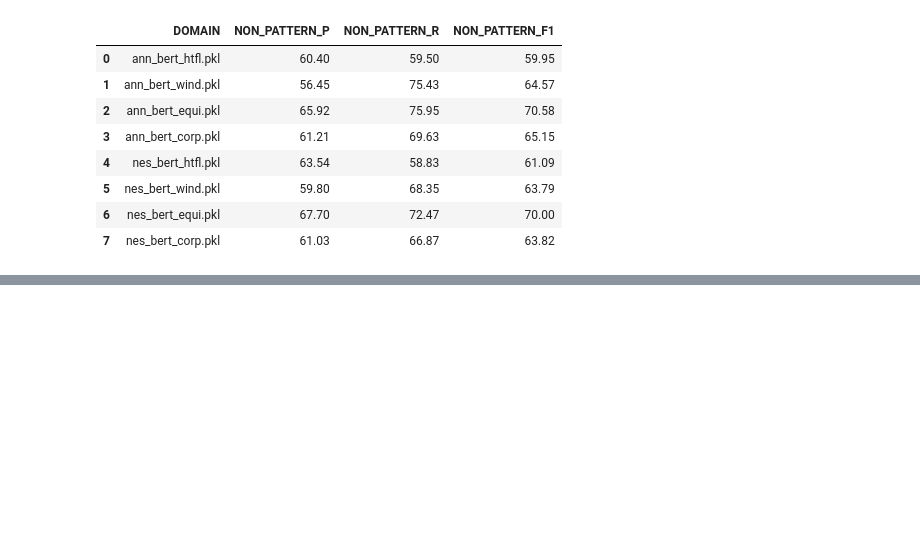
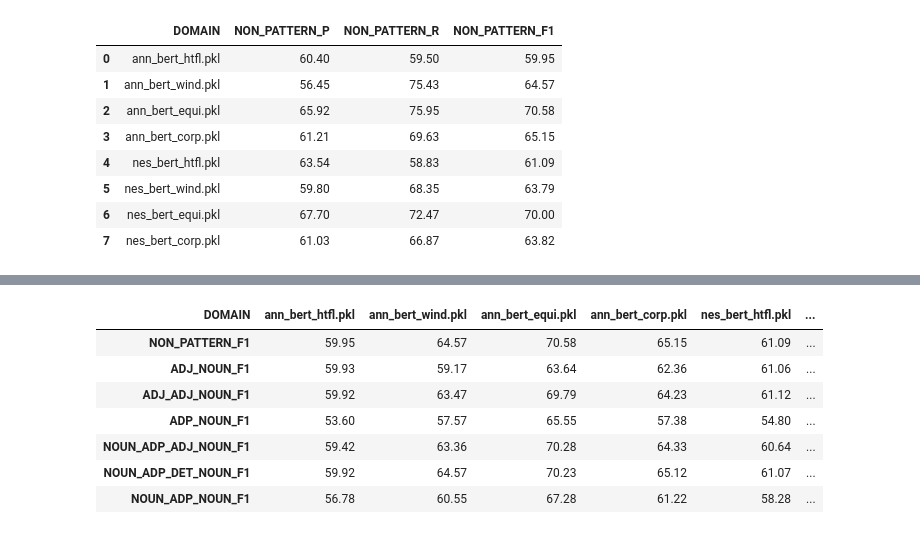
Before and after one commit to honghanhh/terminology-extraction, a Jupyter notebook: patterns/nl_domains/nl_iate_filtering.ipynb, the cells around one changed output, grey strips where cells are left out. Drawn from its saved outputs; the diff is of its cells as text; code cells hidden in the pictures; blank space fills up the shorter version.

```diff
--- a/patterns/nl_domains/nl_iate_filtering.ipynb
+++ b/patterns/nl_domains/nl_iate_filtering.ipynb
@@ -481,0 +532,11 @@ raw_res
+# %%
+f1_df
+# %% [output]
+| DOMAIN | ann_bert_htfl.pkl | ann_bert_wind.pkl | ann_bert_equi.pkl | ann_bert_corp.pkl | nes_bert_htfl.pkl | ... |
+| NON_PATTERN_F1 | 59.95 | 64.57 | 70.58 | 65.15 | 61.09 | ... |
+| ADJ_NOUN_F1 | 59.93 | 59.17 | 63.64 | 62.36 | 61.06 | ... |
+| ADJ_ADJ_NOUN_F1 | 59.92 | 63.47 | 69.79 | 64.23 | 61.12 | ... |
+| ADP_NOUN_F1 | 53.60 | 57.57 | 65.55 | 57.38 | 54.80 | ... |
+| NOUN_ADP_ADJ_NOUN_F1 | 59.42 | 63.36 | 70.28 | 64.33 | 60.64 | ... |
+| NOUN_ADP_DET_NOUN_F1 | 59.92 | 64.57 | 70.23 | 65.12 | 61.07 | ... |
+| NOUN_ADP_NOUN_F1 | 56.78 | 60.55 | 67.28 | 61.22 | 58.28 | ... |
```
Also changed, not shown: parts of 8 cells of this notebook, 25 other files.
